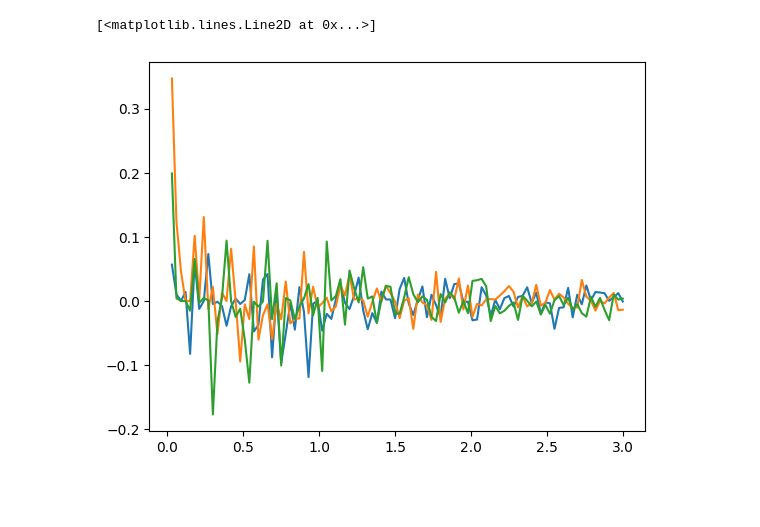
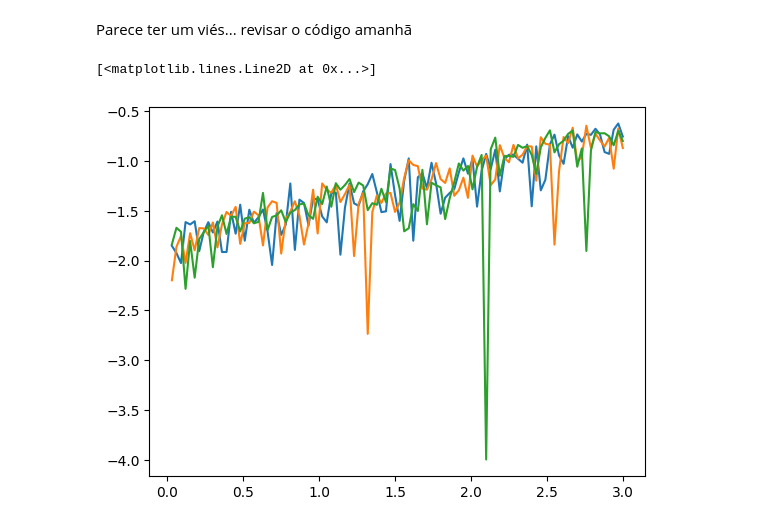
Before and after one commit to JaironHenrique/MC_Diffusion, a Jupyter notebook: sampler_by_mc_score_unbiased.ipynb, the cells around one changed output. Cells and saved outputs as stored; diff of their text form; code cells hidden in the pictures; blank space fills up the shorter version.

```diff
--- a/sampler_by_mc_score_unbiased.ipynb
+++ b/sampler_by_mc_score_unbiased.ipynb
@@ -45,12 +47,13 @@ class Score_Sampler():
         return X
 # %%
 class Log_Expansion_Score(Score_Sampler):
-    def __init__(self, sample_size_grad = 500, sample_size_inverse = 50, sample_size_N = 10, bmin=1, bmax=1, p = 1/2):
+    def __init__(self, sample_size_grad = 500, sample_size_inverse = 50, sample_size_N = 10, bmin=1, bmax=1, p = 1/2, median_size = 5):
         super().__init__(bmin = bmin, bmax = bmax)
         self.sample_size_grad = sample_size_grad
         self.sample_size_inverse = sample_size_inverse
         self.sample_size_N = sample_size_N
         self.p = p
+        self.median_size = median_size
 
     def MC_estimator_grad_pi_t(self, pi, X, a, sigma, sample_size):
         '''
@@ -115,11 +118,17 @@ class Log_Expansion_Score(Score_Sampler):
         # pi_inverse =  np.sum([(1 - self.unbiease_estimator_pi_t(pi, X, a, sigma, sample_size))**j for j in range(100)], axis = 0)
         return pi_inverse
 
+    def median_mean_MC_estimator_inverse_pi_t(self, pi, X, a, sigma, sample_size):
+        median_size = self.median_size
+        aux_set = np.array([ self.MC_estimator_inverse_pi_t(pi, X, a, sigma, sample_size) for _ in range(median_size) ])
+        median_mean = np.median(aux_set, axis = 0)
+        return median_mean
+
     def MC_estimator_score(self, t, X, pi):
         a = self.compute_a(t)
         sigma = self.compute_sigma(t)
-        grad_pi = self.MC_estimator_grad_pi_t(pi, X, a, sigma, self.sample_size_grad)
-        pi_inverse = self.MC_estimator_inverse_pi_t(pi, X, a, sigma, self.sample_size_inverse)
+        grad_pi = self.MC_estimator_grad_pi_t(pi, X, a, sigma, self.sample_size_grad * int(np.ceil((1/sigma)**2)))
+        pi_inverse = self.median_mean_MC_estimator_inverse_pi_t(pi, X, a, sigma, self.sample_size_inverse)
         return grad_pi*pi_inverse
 # %%
 def pi_normal(X):
@@ -127,18 +136,20 @@ def pi_normal(X):
     var = 1.0
     density = np.exp(- (X - mean)**2/(2*var))
     return density
+# %% [markdown]
+Parece ter um viés... revisar o código amanhã
 # %%
 T = 3
 N = 100
-X = np.array([[0.]])
-sampler = Log_Expansion_Score(p = 0.9)
+X = np.array([[2.]])
+sampler = Log_Expansion_Score(p = 0.5, sample_size_inverse=2, sample_size_grad=6000, sample_size_N=6000, median_size = 3)
 times = [i*T/N for i in range(1, N+1)]
 score1 = [sampler.MC_estimator_score(t, X, pi_normal)[0,0] for t in times]
 score2 = [sampler.MC_estimator_score(t, X, pi_normal)[0,0] for t in times]
 score3 = [sampler.MC_estimator_score(t, X, pi_normal)[0,0] for t in times]
 plt.plot(times, score1)
 plt.plot(times, score2)
 plt.plot(times, score3)
 # %% [output]
 [<matplotlib.lines.Line2D at 0x...>]
-[figure, old version]
+[figure, new version]
```
Also changed, not shown: parts of 9 cells of this notebook.
